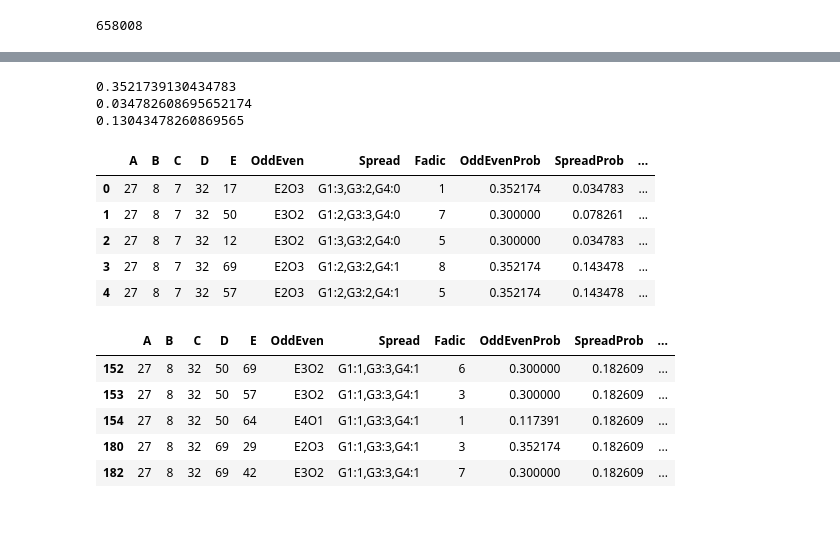
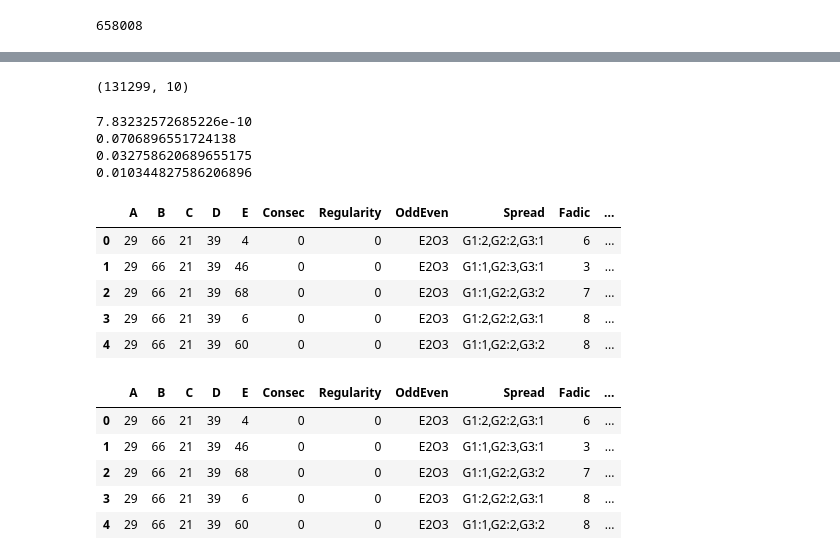
Before and after one commit to srijitcnair/lotto, a Jupyter notebook: PB.ipynb, the cells around one changed output, grey strips where cells are left out. Drawn from its saved outputs; the diff is of its cells as text; code cells hidden in the pictures; blank space fills up the shorter version.

```diff
--- a/PB.ipynb
+++ b/PB.ipynb
@@ -358,0 +524,3 @@ predDf.head()
+# %%
+predDf = predDf.loc[predDf['Regularity']==0].reset_index(drop=True)
+predDf.shape
@@ -372,4 +542,18 @@ predDf.head()
+# %%
+#predDf = predDf.loc[predDf['Spread']==mostProbableSpreadCount]
+predDf = predDf.loc[predDf['OddEven']==mostProbableOddEvenCount]
+predDf = predDf.reset_index(drop=True)
+print(predDf.shape)
+# %% [output]
+(131299, 10)
 # %%
+def getNumberProbability(row,column):
+    colVal = row[column]
+    return numberArrayCounts[colVal] if numberArrayCounts.index.isin([colVal]).any() else 0
+
+def getNumberCombinationProbability(row):
+    return getNumberProbability(row,'A') * getNumberProbability(row,'B') * getNumberProbability(row,'C') * getNumberProbability(row,'D') * getNumberProbability(row,'E')
+
 def getEvenOddCountProbability(row):
     rowOddEvenVal = row['OddEven']
     return oddEvenCountProb[rowOddEvenVal] if oddEvenCountProb.index.isin([rowOddEvenVal]).any() else 0
@@ -383,37 +567,39 @@ def getFadicProbability(row):
     return fadicProb[rowFadicval] if fadicProb.index.isin([rowFadicval]).any() else 0
     return fadicProb[rowFadicval]
 
+print(getNumberCombinationProbability(predDf.loc[0]))
 print(getEvenOddCountProbability(predDf.loc[0]))
 print(getSpreadProbability(predDf.loc[0]))
 print(getFadicProbability(predDf.loc[0]))
 # %% [output]
-0.3521739130434783
-0.034782608695652174
-0.13043478260869565
+7.83232572685226e-10
+0.0706896551724138
+0.032758620689655175
+0.010344827586206896
 # %%
 predDf['OddEvenProb']=[getEvenOddCountProbability(row) for idx, row in predDf.iterrows()]
 predDf['SpreadProb']=[getSpreadProbability(row) for idx, row in predDf.iterrows()]
+predDf['NumCombProb']=[getNumberCombinationProbability(row) for idx, row in predDf.iterrows()]
 predDf['FadicProb']=[getFadicProbability(row) for idx, row in predDf.iterrows()]
-
 predDf.head()
 # %% [output]
-|  | A | B | C | D | E | OddEven | Spread | Fadic | OddEvenProb | SpreadProb | ... |
-| 0 | 27 | 8 | 7 | 32 | 17 | E2O3 | G1:3,G3:2,G4:0 | 1 | 0.352174 | 0.034783 | ... |
-| 1 | 27 | 8 | 7 | 32 | 50 | E3O2 | G1:2,G3:3,G4:0 | 7 | 0.300000 | 0.078261 | ... |
-| 2 | 27 | 8 | 7 | 32 | 12 | E3O2 | G1:3,G3:2,G4:0 | 5 | 0.300000 | 0.034783 | ... |
-| 3 | 27 | 8 | 7 | 32 | 69 | E2O3 | G1:2,G3:2,G4:1 | 8 | 0.352174 | 0.143478 | ... |
-| 4 | 27 | 8 | 7 | 32 | 57 | E2O3 | G1:2,G3:2,G4:1 | 5 | 0.352174 | 0.143478 | ... |
+|  | A | B | C | D | E | Consec | Regularity | OddEven | Spread | Fadic | ... |
+| 0 | 29 | 66 | 21 | 39 | 4 | 0 | 0 | E2O3 | G1:2,G2:2,G3:1 | 6 | ... |
+| 1 | 29 | 66 | 21 | 39 | 46 | 0 | 0 | E2O3 | G1:1,G2:3,G3:1 | 3 | ... |
+| 2 | 29 | 66 | 21 | 39 | 68 | 0 | 0 | E2O3 | G1:1,G2:2,G3:2 | 7 | ... |
+| 3 | 29 | 66 | 21 | 39 | 6 | 0 | 0 | E2O3 | G1:2,G2:2,G3:1 | 8 | ... |
+| 4 | 29 | 66 | 21 | 39 | 60 | 0 | 0 | E2O3 | G1:1,G2:2,G3:2 | 8 | ... |
 # %%
 #predDf['WinProb'] = predDf['SpreadProb'] #+ predDf['OddEvenProb'] + predDf['FadicProb']
 #predDf['WinProb'] = 3 * predDf['SpreadProb'] + 2* predDf['OddEvenProb'] + 1 * predDf['FadicProb']
 #predDf['WinProb'] = predDf['SpreadProb'] * predDf['OddEvenProb'] * predDf['FadicProb']
-predDf = predDf.loc[predDf['Spread']=='G1:1,G3:3,G4:1']
-predDf['WinProb'] = predDf['OddEvenProb'] + predDf['FadicProb']
+#predDf['WinProb'] = predDf['NumCombProb']*predDf['FadicProb']
+
 predDf.head()
 # %% [output]
-|  | A | B | C | D | E | OddEven | Spread | Fadic | OddEvenProb | SpreadProb | ... |
-| 152 | 27 | 8 | 32 | 50 | 69 | E3O2 | G1:1,G3:3,G4:1 | 6 | 0.300000 | 0.182609 | ... |
-| 153 | 27 | 8 | 32 | 50 | 57 | E3O2 | G1:1,G3:3,G4:1 | 3 | 0.300000 | 0.182609 | ... |
-| 154 | 27 | 8 | 32 | 50 | 64 | E4O1 | G1:1,G3:3,G4:1 | 1 | 0.117391 | 0.182609 | ... |
-| 180 | 27 | 8 | 32 | 69 | 29 | E2O3 | G1:1,G3:3,G4:1 | 3 | 0.352174 | 0.182609 | ... |
-| 182 | 27 | 8 | 32 | 69 | 42 | E3O2 | G1:1,G3:3,G4:1 | 7 | 0.300000 | 0.182609 | ... |
+|  | A | B | C | D | E | Consec | Regularity | OddEven | Spread | Fadic | ... |
+| 0 | 29 | 66 | 21 | 39 | 4 | 0 | 0 | E2O3 | G1:2,G2:2,G3:1 | 6 | ... |
+| 1 | 29 | 66 | 21 | 39 | 46 | 0 | 0 | E2O3 | G1:1,G2:3,G3:1 | 3 | ... |
+| 2 | 29 | 66 | 21 | 39 | 68 | 0 | 0 | E2O3 | G1:1,G2:2,G3:2 | 7 | ... |
+| 3 | 29 | 66 | 21 | 39 | 6 | 0 | 0 | E2O3 | G1:2,G2:2,G3:1 | 8 | ... |
+| 4 | 29 | 66 | 21 | 39 | 60 | 0 | 0 | E2O3 | G1:1,G2:2,G3:2 | 8 | ... |
```
Also changed, not shown: parts of 59 cells of this notebook, 1 other file.
